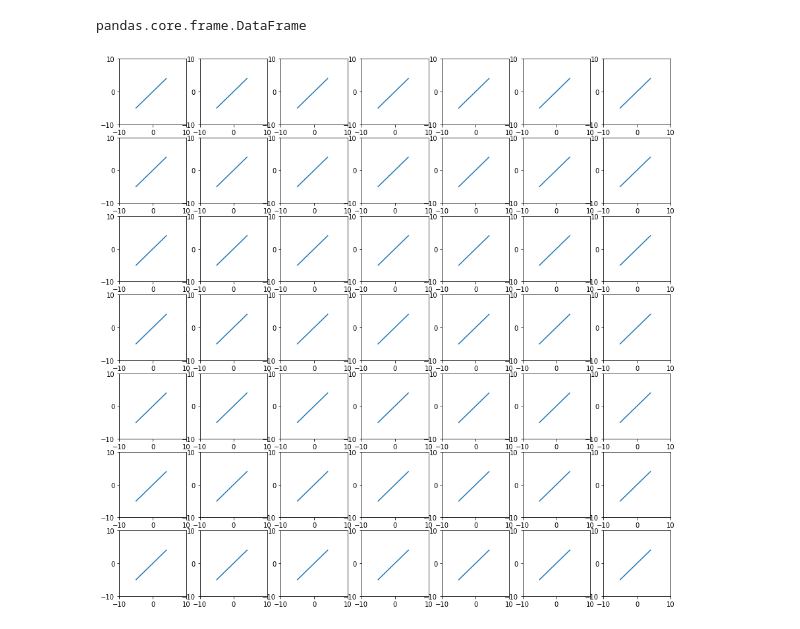
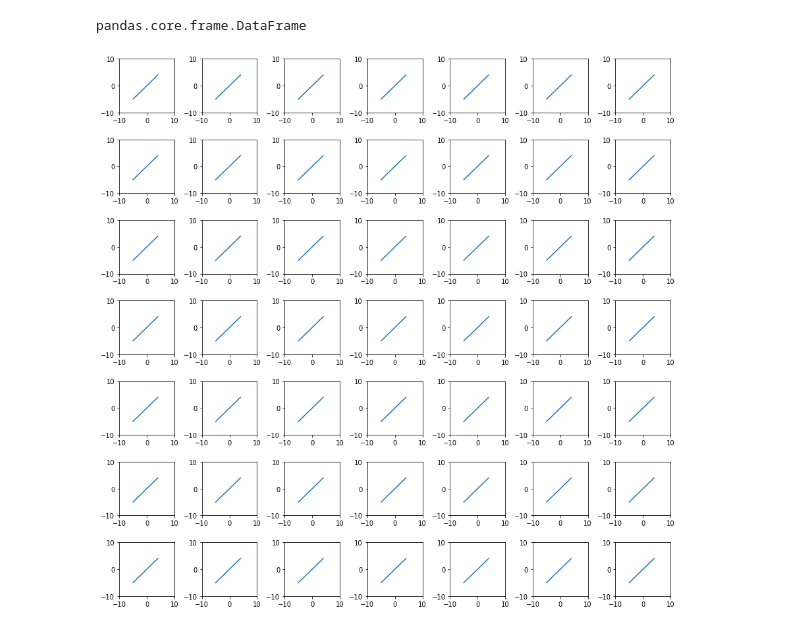
Before and after one commit to geraldzakwan/ml-fall-2019, a Jupyter notebook: hw_2/Q3.ipynb, the cells around one changed output. Drawn from its saved outputs; the diff is of its cells as text; code cells hidden in the pictures.

```diff
--- a/hw_2/Q3.ipynb
+++ b/hw_2/Q3.ipynb
@@ -18,23 +18,24 @@ pandas.core.frame.DataFrame
 # %%
 %matplotlib inline
 import matplotlib.pyplot as plt
 import numpy as np
 
 x = range(-5, 5)
 y = range(-5, 5)
 
 fig, ax = plt.subplots(nrows=7, ncols=7, figsize=(15, 15))
+fig.subplots_adjust(wspace=0.5, hspace=0.5)
 
 for row in ax:
     for col in row:
         col.set_xlim([-10, 10])
         col.set_xticks([-10, 0, 10])
 
         col.set_ylim([-10, 10])
         col.set_yticks([-10, 0, 10])
 
         col.plot(x, y)
 
 plt.show()
 # %% [output]
-[figure, old version]
+[figure, new version]
```
Also changed, not shown: 4 other files.
